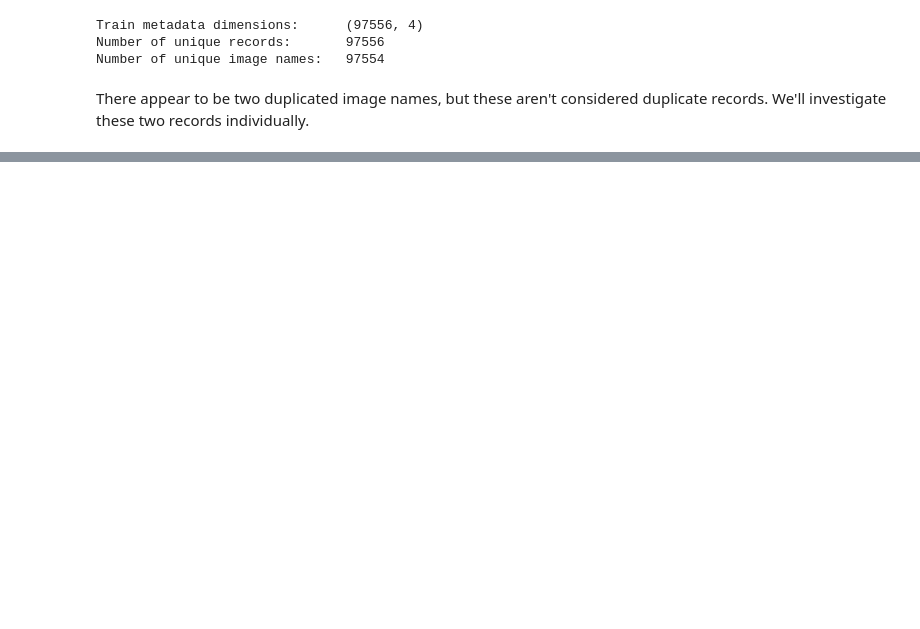
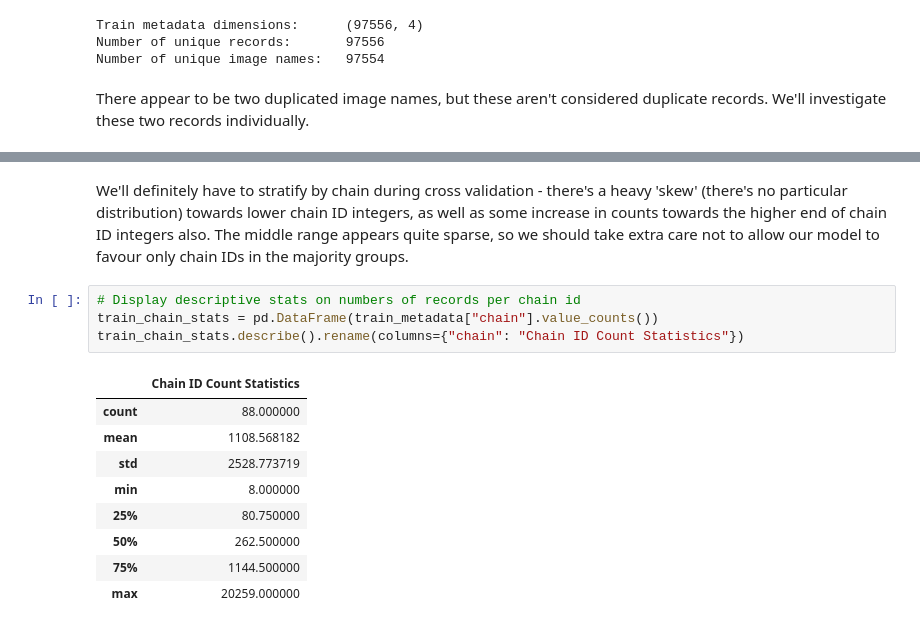
Before and after one commit to TheNerdyCat/FGVC8-Hotel-Trafficking, a Jupyter notebook: output/eda.ipynb, the cells around one changed output, grey strips where cells are left out. Drawn from its saved outputs; the diff is of its cells as text; blank space fills up the shorter version.

```diff
--- a/output/eda.ipynb
+++ b/output/eda.ipynb
@@ -237,0 +289,16 @@ It looks like these records have indeed been duplicated, and the names have just
+# %% [markdown]
+We'll definitely have to stratify by chain during cross validation - there's a heavy 'skew' (there's no particular distribution) towards lower chain ID integers, as well as some increase in counts towards the higher end of chain ID integers also. The middle range appears quite sparse, so we should take extra care not to allow our model to favour only chain IDs in the majority groups.
+# %%
+# Display descriptive stats on numbers of records per chain id
+train_chain_stats = pd.DataFrame(train_metadata["chain"].value_counts())
+train_chain_stats.describe().rename(columns={"chain": "Chain ID Count Statistics"})
+# %% [output]
+|  | Chain ID Count Statistics |
+| count | 88.000000 |
+| mean | 1108.568182 |
+| std | 2528.773719 |
+| min | 8.000000 |
+| 25% | 80.750000 |
+| 50% | 262.500000 |
+| 75% | 1144.500000 |
+| max | 20259.000000 |
```
Also changed, not shown: parts of 9 cells of this notebook.
